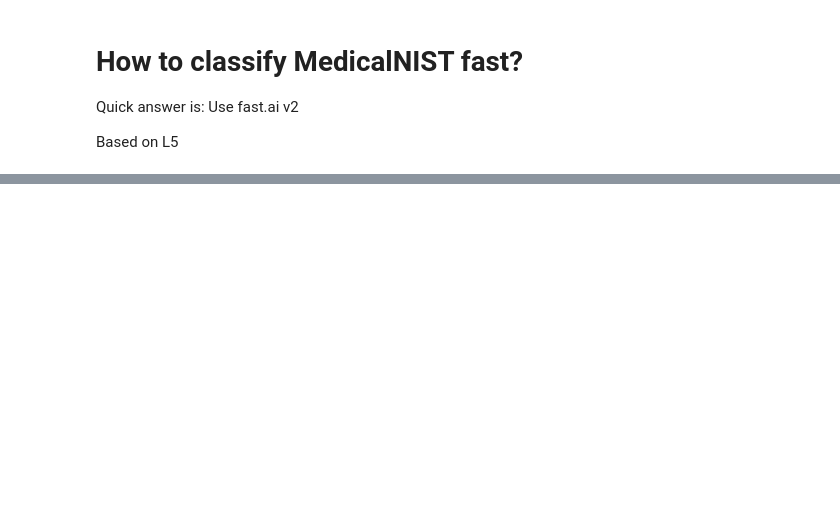
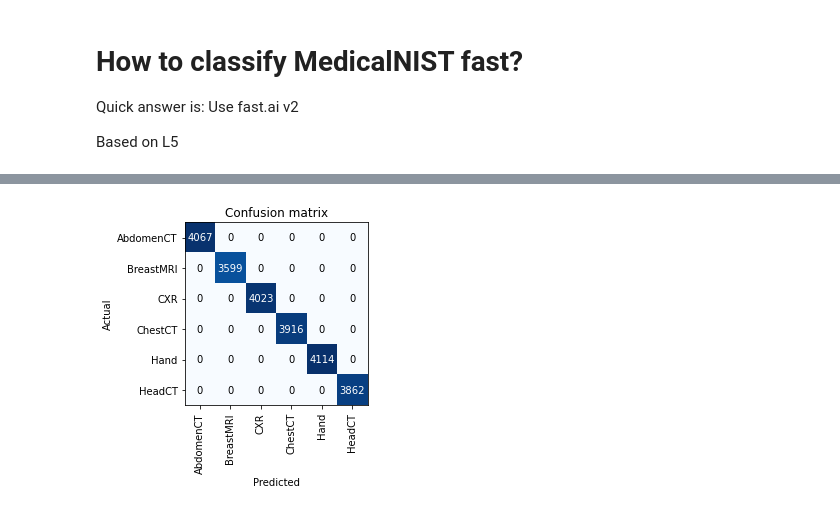
Before and after one commit to shubhamkeswani/blog, a Jupyter notebook: _notebooks/MedicalNIST classification in 5 lines of code!.ipynb, the cells around one changed output, grey strips where cells are left out. Saved outputs shown, nothing was run; the diff lists cells and outputs as text; code cells hidden in the pictures; blank space fills up the shorter version.

```diff
--- a/_notebooks/MedicalNIST classification in 5 lines of code!.ipynb
+++ b/_notebooks/MedicalNIST classification in 5 lines of code!.ipynb
@@ -42,0 +68,4 @@ from utils import *
+# %%
+interp = ClassificationInterpretation.from_learner(learn)
+interp.plot_confusion_matrix()
+# %% [output]
@@ -42,0 +73 @@ from utils import *
+[figure, added]
```
Also changed, not shown: parts of 8 cells of this notebook.
